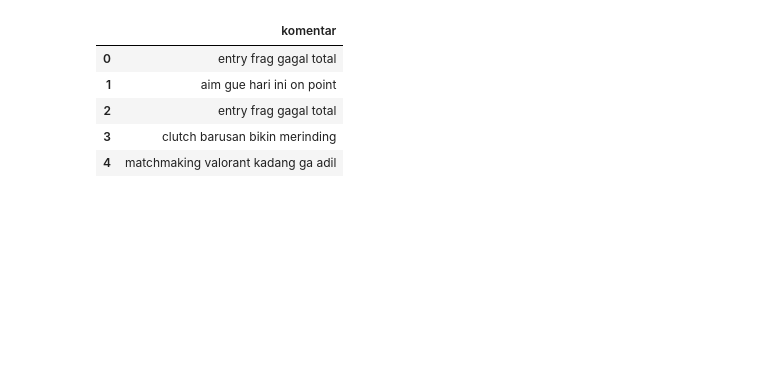
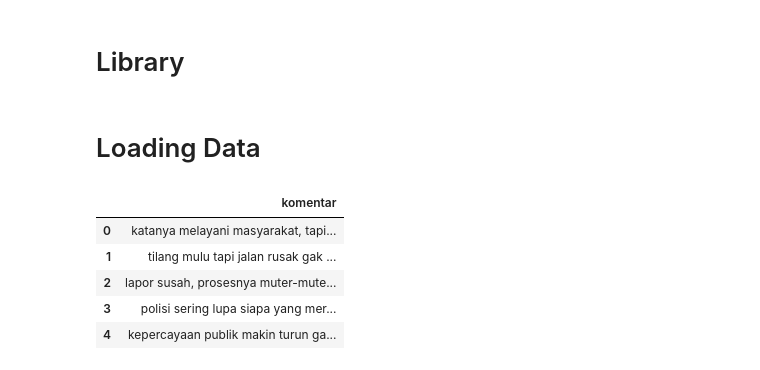
Before and after one commit to adam99hr99/Proyek-Web-Scraping-Shopee-Perbandingan-Dua-Produk, a Jupyter notebook: Clusering/Clustering.ipynb, the cells around one changed output. Cells and saved outputs as stored; diff of their text form; code cells hidden in the pictures; blank space fills up the shorter version.

```diff
--- a/Clusering/Clustering.ipynb
+++ b/Clusering/Clustering.ipynb
@@ -25,0 +1,2 @@ True
+# %% [markdown]
+# Library
@@ -26,11 +23,16 @@ True
+# %% [markdown]
+# Loading Data
 # %%
-#Load Dataset
-df = pd.read_csv("dataset.csv")
+# Load CSV tanpa header
+df = pd.read_csv("dataset.csv", header=None)
+df.columns = ["komentar"]
+
+# Cek data
 df.head()
 # %% [output]
 |  | komentar |
-| 0 | entry frag gagal total |
-| 1 | aim gue hari ini on point |
-| 2 | entry frag gagal total |
-| 3 | clutch barusan bikin merinding |
-| 4 | matchmaking valorant kadang ga adil |
+| 0 | katanya melayani masyarakat, tapi... |
+| 1 | tilang mulu tapi jalan rusak gak ... |
+| 2 | lapor susah, prosesnya muter-mute... |
+| 3 | polisi sering lupa siapa yang mer... |
+| 4 | kepercayaan publik makin turun ga... |
```
Also changed, not shown: parts of 22 cells of this notebook, 1 other file.
